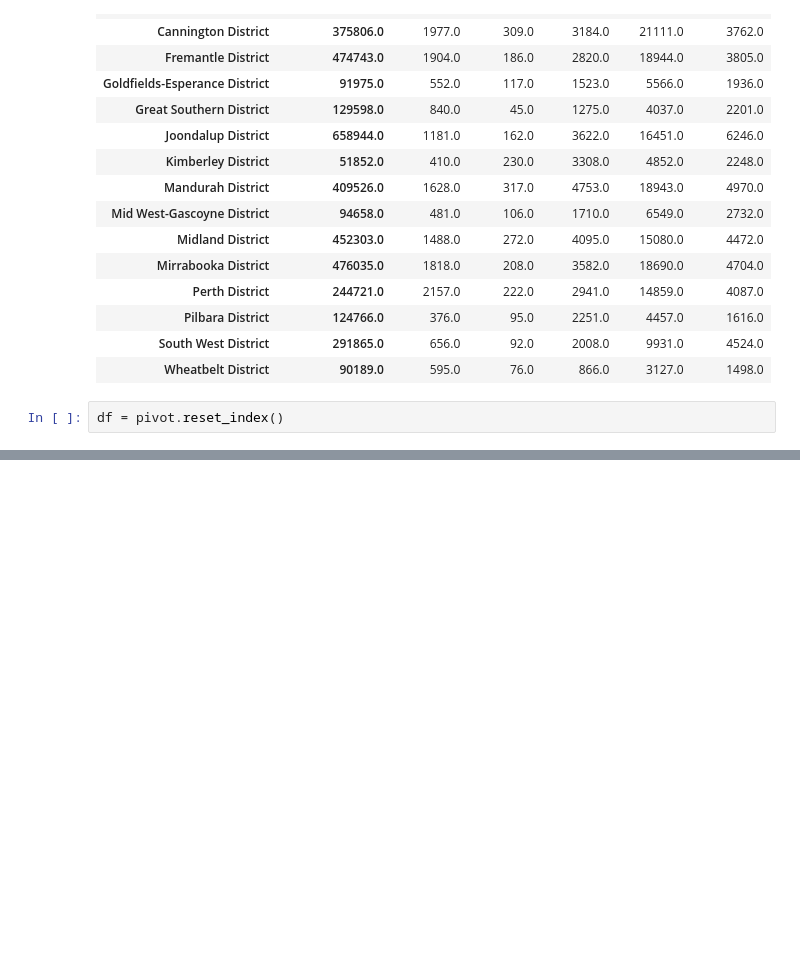
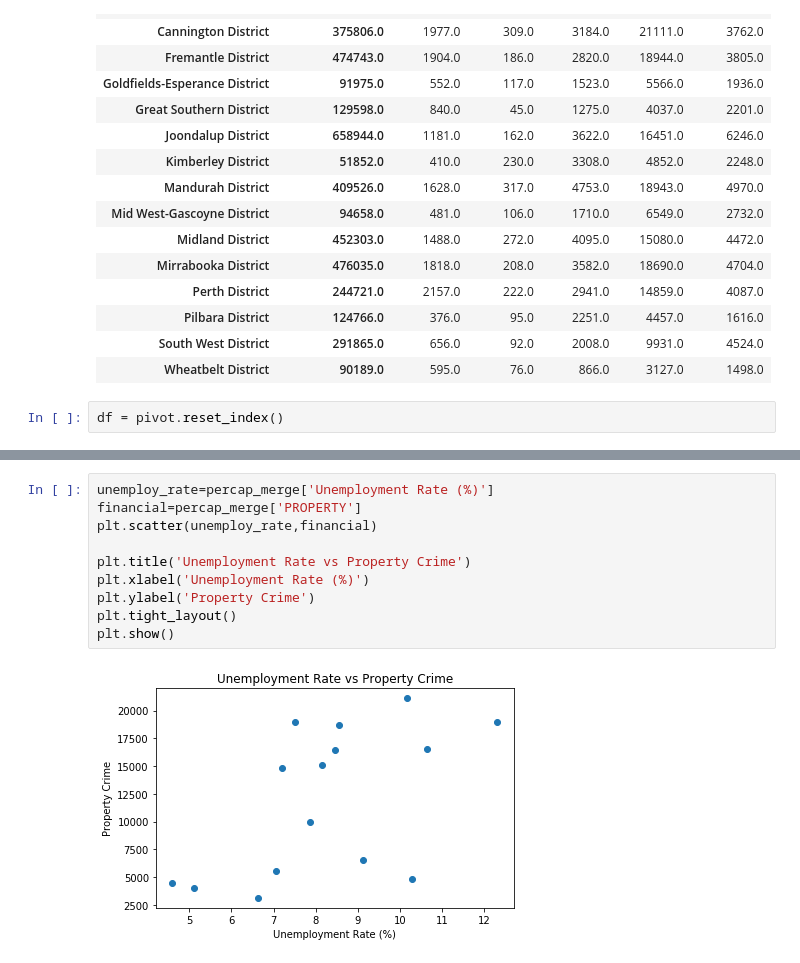
Before and after one commit to natalieddavies/BootcampProject1, a Jupyter notebook: unemployment_offences.ipynb, the cells around one changed output, grey strips where cells are left out. Cells and saved outputs as stored; diff of their text form; blank space fills up the shorter version.

```diff
--- a/unemployment_offences.ipynb
+++ b/unemployment_offences.ipynb
@@ -310,0 +384,12 @@ plt.show()
+# %%
+unemploy_rate=percap_merge['Unemployment Rate (%)']
+financial=percap_merge['PROPERTY']
+plt.scatter(unemploy_rate,financial)
+
+plt.title('Unemployment Rate vs Property Crime')
+plt.xlabel('Unemployment Rate (%)')
+plt.ylabel('Property Crime')
+plt.tight_layout()
+plt.show()
+# %% [output]
+[figure, added]
```
Also changed, not shown: parts of 15 cells of this notebook, 1 other file.
